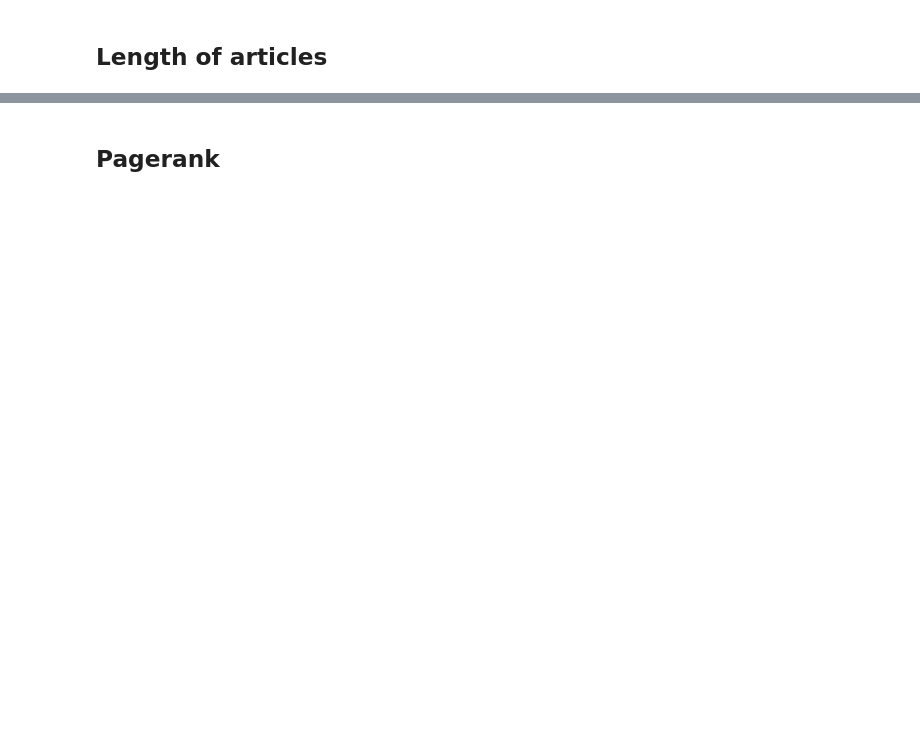
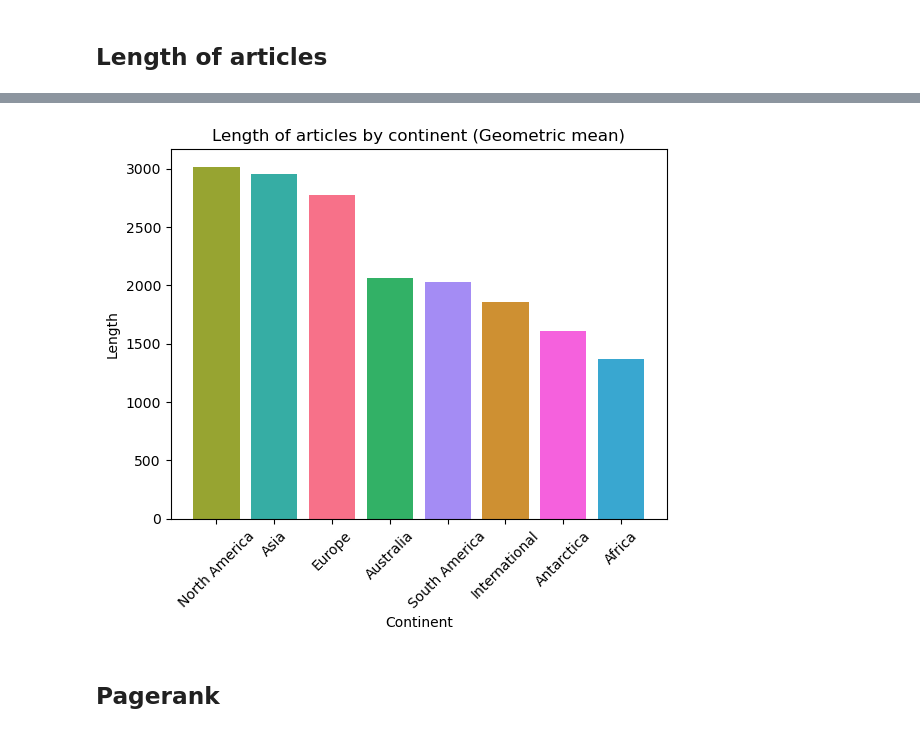
Before and after one commit to epfl-ada/ada-2023-project-tddt-thedatadreamteam, a Jupyter notebook: initial_analysis.ipynb, the cells around one changed output, grey strips where cells are left out. Saved outputs shown, nothing was run; the diff lists cells and outputs as text; code cells hidden in the pictures; blank space fills up the shorter version.

```diff
--- a/initial_analysis.ipynb
+++ b/initial_analysis.ipynb
@@ -166,0 +331,21 @@ print("Size:",analysis_df.shape)
+# %%
+plaintext_path = os.path.join('Data', 'plaintext_articles')
+
+word_counts = []
+for article_name in df_articles.article:
+    file_path = os.path.join(plaintext_path, article_name + '.txt')
+
+    with open(file_path, 'r', encoding='utf-8') as file:
+
+        _ = file.readline() # Skip the first line because it contains the word #copyright
+        content = file.read()
+
+    content = content[:re.search("Retrieved from", content).start(0)]
+    word_count = len(content.split())
+
+    word_counts.append(word_count)
+
+df_articles['length'] = word_counts
+
+display(df_articles.head())
+print("Size:", df_articles.shape)
@@ -167,6 +360,6 @@ print("Size:",analysis_df.shape)
 # %%
-#Compute the average length of article for each continent
-continent_length = analysis_df.groupby(['continent']).mean('length')
-continent_length=continent_length.sort_values('length',ascending=False)
+continent_length = df_articles.groupby(['continent']).length.agg(scipy.stats.gmean)
+continent_length = continent_length.sort_values(ascending=False)
+
 display(continent_length)
-print("Size:",continent_length.shape)
+print("Size:", continent_length.shape)
@@ -173,3 +378,13 @@ print("Size:",continent_length.shape)
+# %%
+ax = plt.bar(continent_length.index,continent_length.values.reshape(continent_length.shape[0]), color=[continents_colors[continent] for continent in continent_length.index])
+plt.xticks(rotation=45)
+
+plt.xlabel('Continent')
+plt.ylabel('Length')
+plt.title('Length of articles by continent (Geometric mean)')
+plt.show()
+# %% [output]
+[figure, added]
 # %%
 fig = px.bar(
     x=continent_length.index,
```
Also changed, not shown: parts of 64 cells of this notebook, 8 other files.
